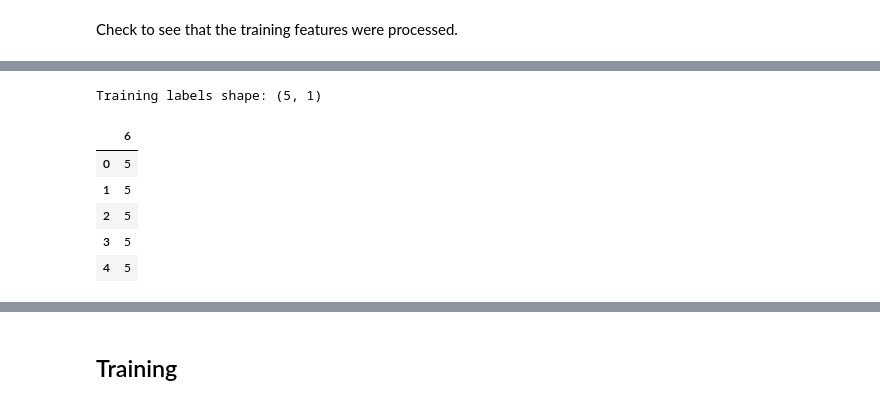
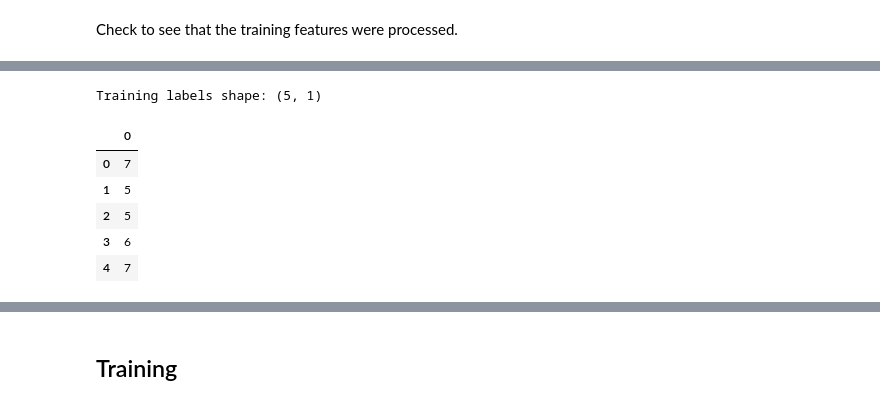
Before and after one commit to DSBA-6190-Final-Project-Team/DSBA-6190_Final-Project, a Jupyter notebook: wine_predict/wine_quality_predict-sagemaker-SKLearn.ipynb, the cells around one changed output, grey strips where cells are left out. Saved outputs shown, nothing was run; the diff lists cells and outputs as text; code cells hidden in the pictures.

```diff
--- a/wine_predict/wine_quality_predict-sagemaker-SKLearn.ipynb
+++ b/wine_predict/wine_quality_predict-sagemaker-SKLearn.ipynb
@@ -308,7 +108,9 @@ Shape of Verification Dataframe: (5, 12)
 # %% [markdown]
 ## Preprocessing
 # %%
+#Initialize SKLearn Preprocessing Function
 sklearn_processor = SKLearnProcessor(framework_version='0.20.0',
                                      role=role,
+                                     base_job_name = "scikit-preprocessing",
                                      instance_type='ml.m4.xlarge',
                                      instance_count=1)
@@ -403,6 +210,6 @@ The preprocessing script can now be run with the SKLearnProcessor.run() method.
 # %%
 sklearn_processor.run(code='preprocessing.py',
-                      arguments=['--train-test-split-ratio', '0.2'],
+                      arguments=['--train-test-split-ratio', '0.3'],
                       inputs=[ProcessingInput(
                         source=input_data,
                         destination='/opt/ml/processing/input')],
@@ -467,14 +272,14 @@ Training features shape: (5, 11)
 # %%
-training_labels = pd.read_csv(preprocessed_training_data + '/train_labels.csv', nrows=5)
+training_labels = pd.read_csv(preprocessed_training_data + '/train_labels.csv', nrows=5,  header=None)
 print('Training labels shape: {}'.format(training_labels.shape))
 training_labels
 # %% [output]
 Training labels shape: (5, 1)
-|  | 6 |
-| 0 | 5 |
+|  | 0 |
+| 0 | 7 |
 | 1 | 5 |
 | 2 | 5 |
-| 3 | 5 |
-| 4 | 5 |
+| 3 | 6 |
+| 4 | 7 |
 # %%
 X_train = pd.read_csv(preprocessed_training_data + '/train_features.csv', header=None)
```
Also changed, not shown: parts of 59 cells of this notebook, 8 other files.
